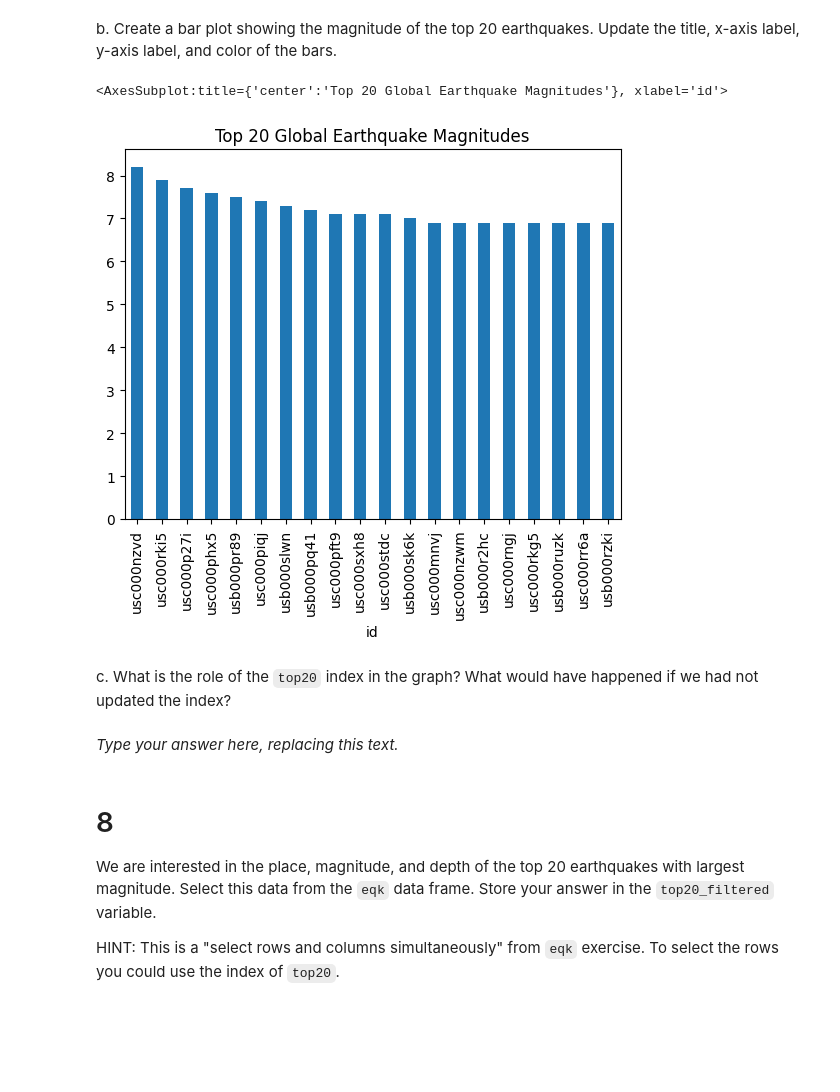
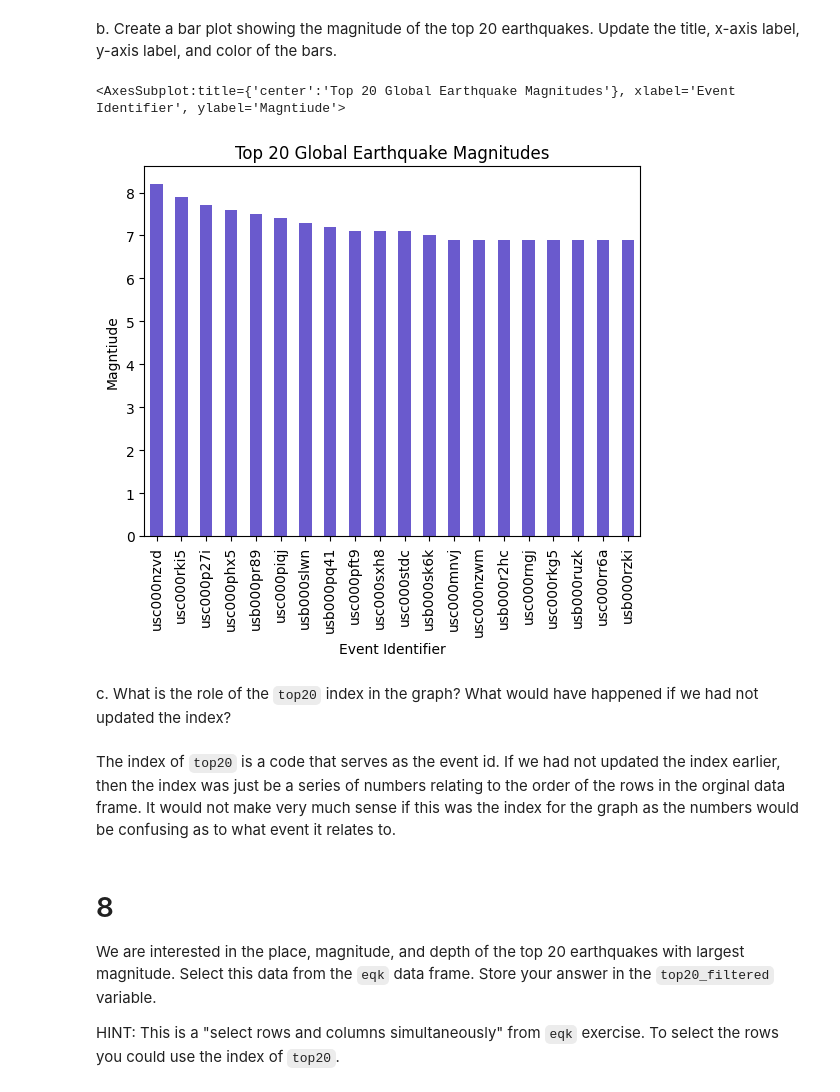
Before and after one commit to jordancsibley/eds220-hwk1, a Jupyter notebook: hwk1-task3-earthquakes.ipynb, the cells around one changed output. Cells and saved outputs as stored; diff of their text form; code cells hidden in the pictures; blank space fills up the shorter version.

```diff
--- a/hwk1-task3-earthquakes.ipynb
+++ b/hwk1-task3-earthquakes.ipynb
@@ -212,18 +212,21 @@ Name: mag, dtype: float64
 b. Create a bar plot showing the magnitude of the top 20 earthquakes. Update the title, x-axis label, y-axis label, and color of the bars.
 # %%
 top20.plot(kind='bar',
-          title='Top 20 Global Earthquake Magnitudes')
+          title='Top 20 Global Earthquake Magnitudes',
+          xlabel='Event Identifier',
+          ylabel='Magntiude',
+          color='slateblue')
 # %% [output]
-<AxesSubplot:title={'center':'Top 20 Global Earthquake Magnitudes'}, xlabel='id'>
+<AxesSubplot:title={'center':'Top 20 Global Earthquake Magnitudes'}, xlabel='Event Identifier', ylabel='Magntiude'>
-[figure, old version]
+[figure, new version]
 # %% [markdown]
 <!-- END QUESTION -->
 
 <!-- BEGIN QUESTION -->
 
 c. What is the role of the `top20` index in the graph? What would have happened if we had not updated the index?
-# %% [markdown]
-_Type your answer here, replacing this text._
+# %% [markdown]
+The index of `top20` is a code that serves as the event id. If we had not updated the index earlier, then the index was just be a series of numbers relating to the order of the rows in the orginal data frame. It would not make very much sense if this was the index for the graph as the numbers would be confusing as to what event it relates to.
 # %% [markdown]
 <!-- END QUESTION -->
 
```
